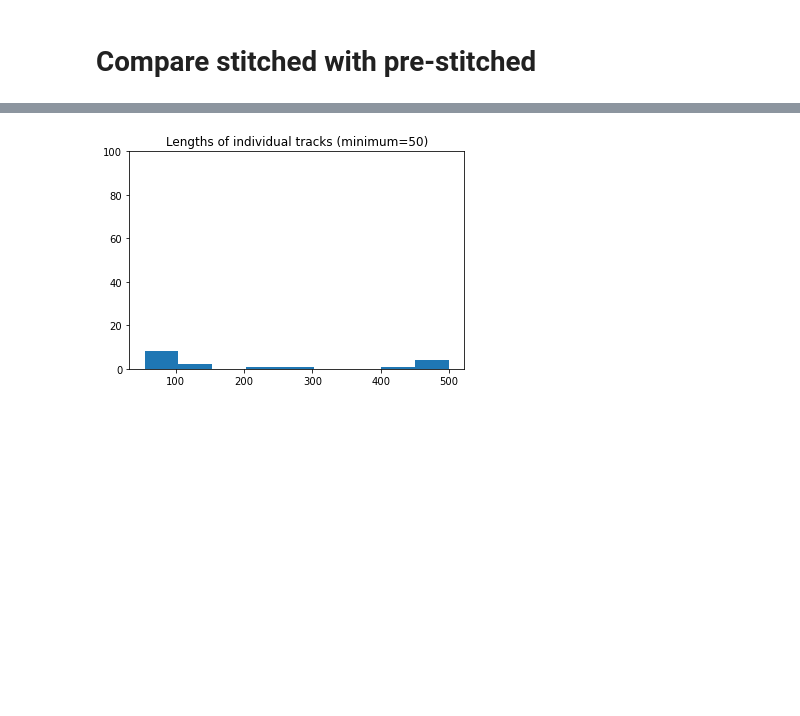
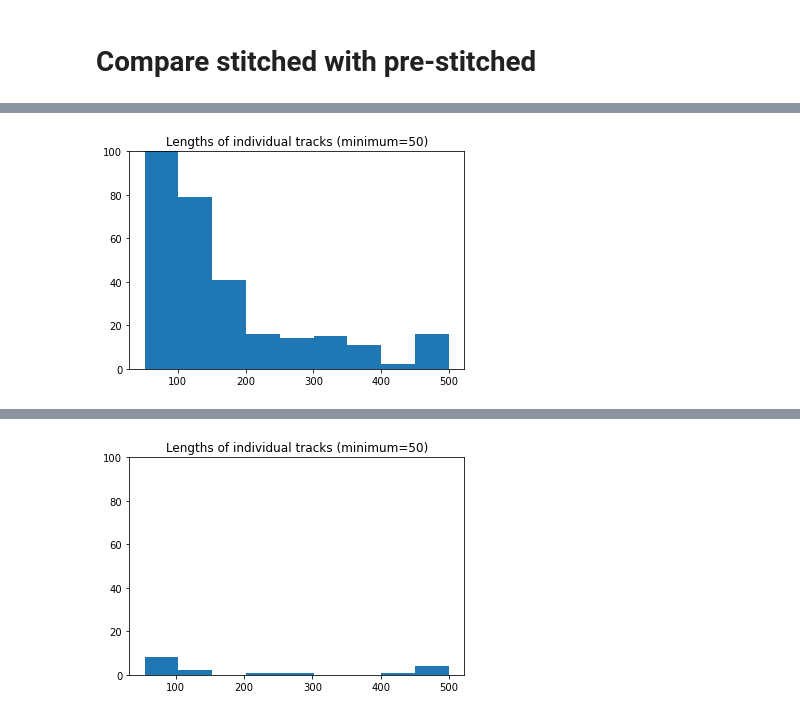
Before and after one commit to ch9nuk9/wbfm, a Jupyter notebook: example-feature-workflow/feature_alignment/Keypoint_stitching_pipeline.ipynb, the cells around one changed output, grey strips where cells are left out. Drawn from its saved outputs; the diff is of its cells as text; code cells hidden in the pictures; blank space fills up the shorter version.

```diff
--- a/example-feature-workflow/feature_alignment/Keypoint_stitching_pipeline.ipynb
+++ b/example-feature-workflow/feature_alignment/Keypoint_stitching_pipeline.ipynb
@@ -25,15 +26,17 @@ with open(fname, 'rb') as f:
 # %% [markdown]
 ## Do everything in 100 frame chunks
 # %%
-all_window_matches = []
-all_starts = list(range(0,401,50))
+all_window_matches, all_window_dist = [], []
+all_starts = list(range(0,401,100))
+# all_starts = list(range(0,2,50))
 window_length = 99
 # %%
 for start in all_starts:
     kp_df, tracklet_df = separate_keypoints_and_tracklets(clust_df, start, window_length)
     all_tracklet_features = calc_all_tracklet_features(kp_df, tracklet_df, start, window_length)
-    all_matches, _ = match_tracklets_using_features(all_tracklet_features, tracklet_df=tracklet_df)
+    all_matches, all_dist = match_tracklets_using_features(all_tracklet_features, tracklet_df=tracklet_df)
     all_window_matches.append(all_matches)
+    all_window_dist.append(all_dist)
 # %% [output]
 Calculating features for all tracklets
 Calculating features for all tracklets
@@ -47,2 +46,12 @@ Calculating features for all tracklets
+# %%
+# NEW: bipartite matching for the distances produced
+all_bp_matches, all_candidates = [], []
+for i, start in enumerate(all_starts):
+    kp_df, tracklet_df = separate_keypoints_and_tracklets(clust_df, start, window_length)
+    this_mat = distance_to_similarity_matrix(all_window_dist[i])
+    bp, c = stepwise_bipartite_match(tracklet_df, this_mat, start, window_length)
+
+    all_bp_matches.extend(bp)
+    all_candidates.extend(c)
 # %%
 # Convert the local matches to the indices of the global dataframe
@@ -56,3 +65,4 @@ for start, this_match in zip(all_starts, all_window_matches):
 # %%
-stitched_df = consolidate_tracklets(clust_df, global_matches.keys(), verbose=1)
+# stitched_df = consolidate_tracklets(clust_df, global_matches.keys(), verbose=1)
+stitched_df = consolidate_tracklets(clust_df, all_bp_matches, verbose=1)
 # %% [output]
@@ -121,0 +135,4 @@ hist_of_tracklet_lens(stitched_df)
+# %%
+all_len1 = hist_of_tracklet_lens(stitched_df)
+# %% [output]
+[figure, added]
```
Also changed, not shown: parts of 56 cells of this notebook, 3 other files.
